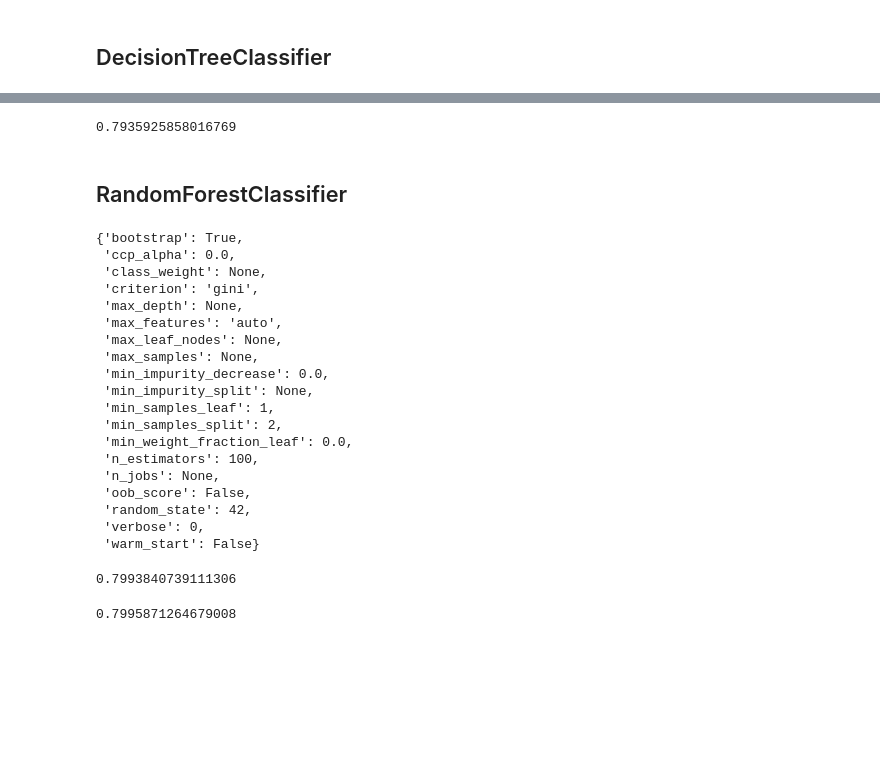
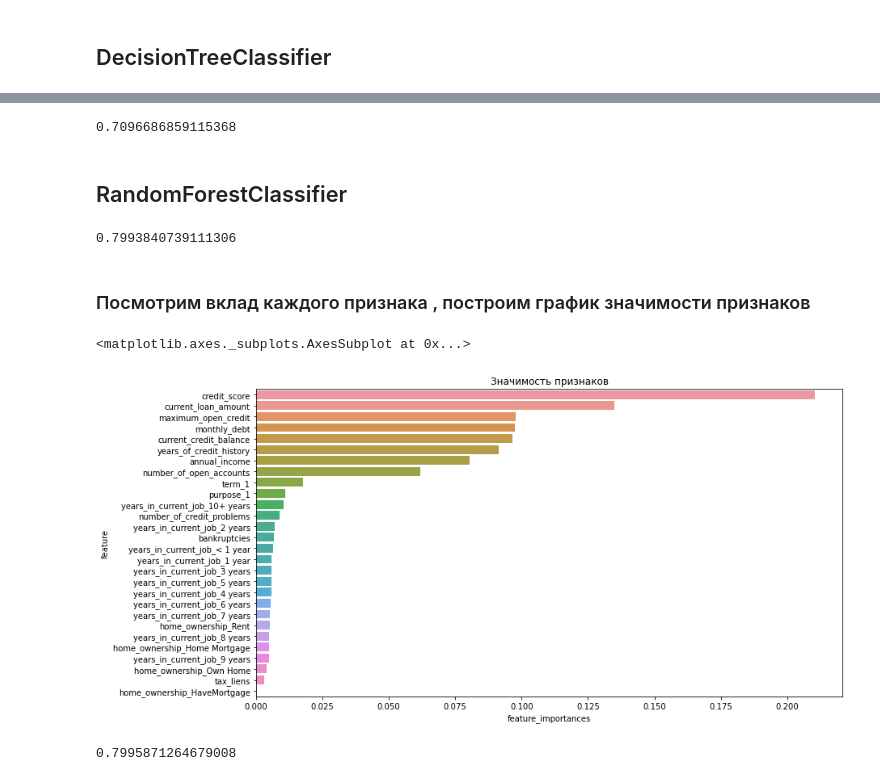
Before and after one commit to Alex478/scoring_kredits, a Jupyter notebook: scoring-kredits.ipynb, the cells around one changed output, grey strips where cells are left out. Saved outputs shown, nothing was run; the diff lists cells and outputs as text; code cells hidden in the pictures; blank space fills up the shorter version.

```diff
--- a/scoring-kredits.ipynb
+++ b/scoring-kredits.ipynb
@@ -1015,33 +978,15 @@ clf_decis_tree_pred = clf_decis_tree.predict(X_test)
 # %%
-clf_decis_tree_score = clf_decis_tree.score(X_test, y_test)
-print(score)
+clf_decis_tree = DecisionTreeClassifier(random_state= 42)
+#clf_decis_tree.get_params()
+clf_decis_tree.fit(X_train, y_train)
+clf_decis_tree_pred = clf_decis_tree.predict(X_test)
+
+score = clf_decis_tree_score = clf_decis_tree.score(X_test, y_test)
+print(score)                      # 0.7953230227757284
 M_score.append(clf_decis_tree_score)
 M_classif.append('DecisionTree')
 # %% [output]
-0.7935925858016769
+0.7096686859115368
 # %% [markdown]
 ## RandomForestClassifier
-# %%
-clf_rand_forest = RandomForestClassifier(random_state= 42)
-clf_rand_forest.get_params()
-# %% [output]
-{'bootstrap': True,
- 'ccp_alpha': 0.0,
- 'class_weight': None,
- 'criterion': 'gini',
- 'max_depth': None,
- 'max_features': 'auto',
- 'max_leaf_nodes': None,
- 'max_samples': None,
- 'min_impurity_decrease': 0.0,
- 'min_impurity_split': None,
- 'min_samples_leaf': 1,
- 'min_samples_split': 2,
- 'min_weight_fraction_leaf': 0.0,
- 'n_estimators': 100,
- 'n_jobs': None,
- 'oob_score': False,
- 'random_state': 42,
- 'verbose': 0,
- 'warm_start': False}
 # %%
@@ -1051,3 +1002,18 @@ clf_rand_forest.score(X_test, y_test) # 0.7993840739111306
 # %% [output]
 0.7993840739111306
+# %% [markdown]
+### Посмотрим вклад каждого признака , построим график значимости признаков
+# %%
+# признаки с лучшим вкладом
+feature_importances = clf_rand_forest.feature_importances_
+feature_importances_df = pd.DataFrame({'feature':X_test.columns,
+                                       'feature_importances':feature_importances})
+data_feature = feature_importances_df.sort_values('feature_importances',
+                                   ascending=False) # отсорируем по значению
+plt.figure(figsize=[13,7])
+plt.title('Значимость признаков')
+sns.barplot(x= 'feature_importances', y= 'feature', data= data_feature)
+# %% [output]
+<matplotlib.axes._subplots.AxesSubplot at 0x...>
+[figure, added]
 # %%
```
Also changed, not shown: parts of 24 cells of this notebook.
